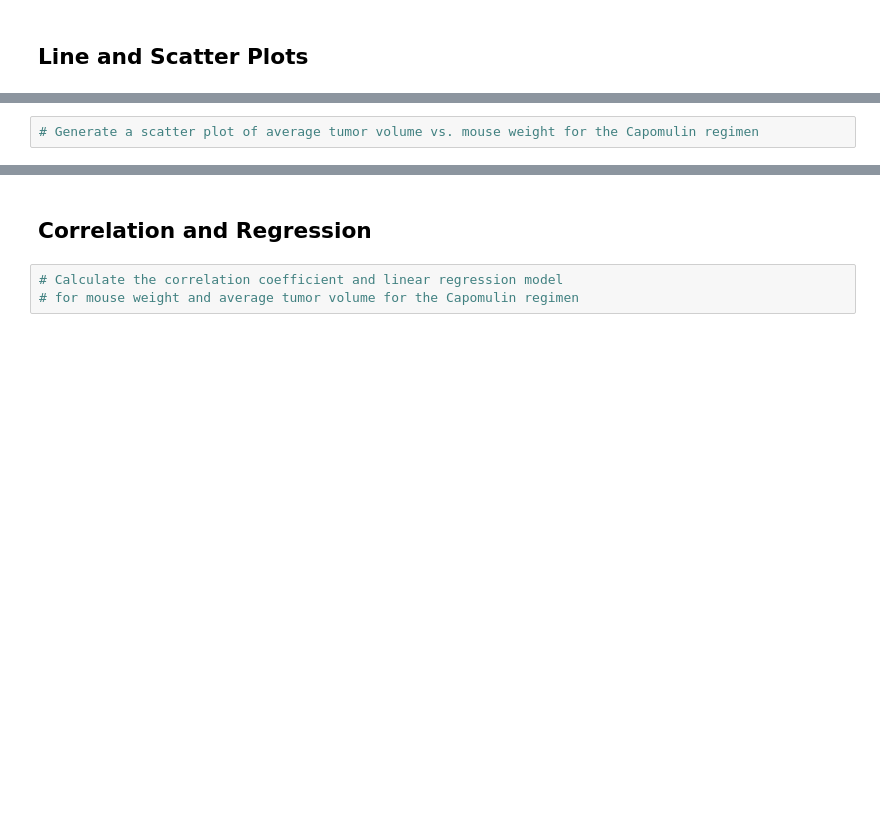
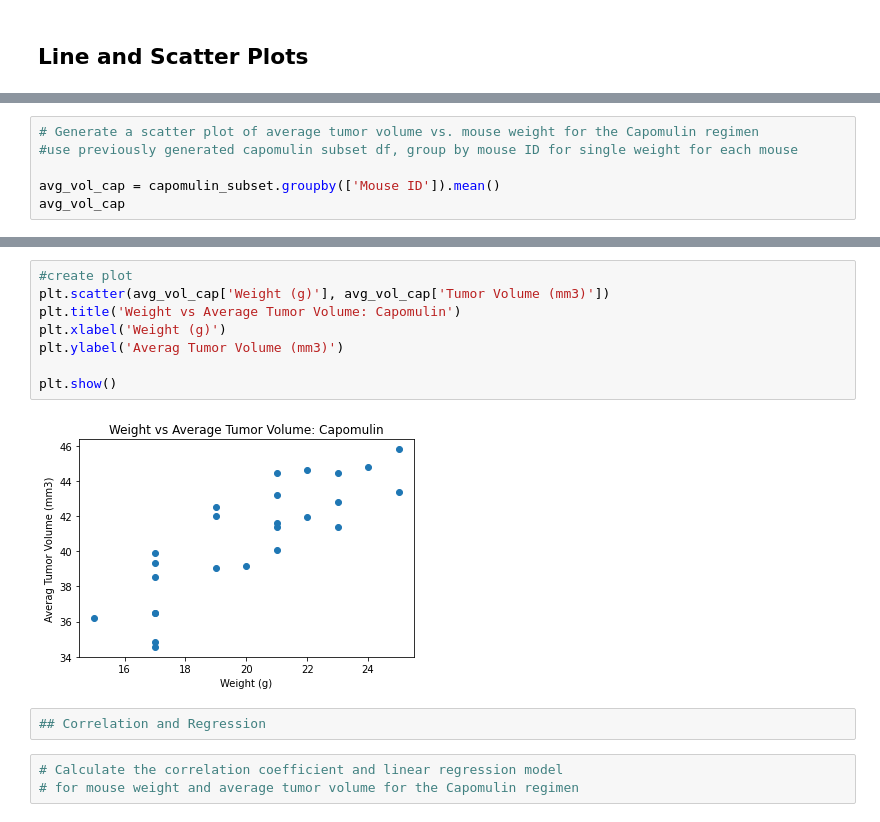
Before and after one commit to wagneree193/matplotlib_challenge, a Jupyter notebook: Pymaceuticals.ipynb, the cells around one changed output, grey strips where cells are left out. Cells and saved outputs as stored; diff of their text form; blank space fills up the shorter version.

```diff
--- a/Pymaceuticals.ipynb
+++ b/Pymaceuticals.ipynb
@@ -515,2 +547,6 @@ plt.show()
 # %%
 # Generate a scatter plot of average tumor volume vs. mouse weight for the Capomulin regimen
+#use previously generated capomulin subset df, group by mouse ID for single weight for each mouse
+
+avg_vol_cap = capomulin_subset.groupby(['Mouse ID']).mean()
+avg_vol_cap
@@ -517,5 +572,15 @@ plt.show()
-# %% [markdown]
-## Correlation and Regression
+# %%
+#create plot
+plt.scatter(avg_vol_cap['Weight (g)'], avg_vol_cap['Tumor Volume (mm3)'])
+plt.title('Weight vs Average Tumor Volume: Capomulin')
+plt.xlabel('Weight (g)')
+plt.ylabel('Averag Tumor Volume (mm3)')
+
+plt.show()
+# %% [output]
+[figure, added]
+# %%
+## Correlation and Regression
 # %%
 # Calculate the correlation coefficient and linear regression model
 # for mouse weight and average tumor volume for the Capomulin regimen
```
Also changed, not shown: parts of 3 cells of this notebook.
